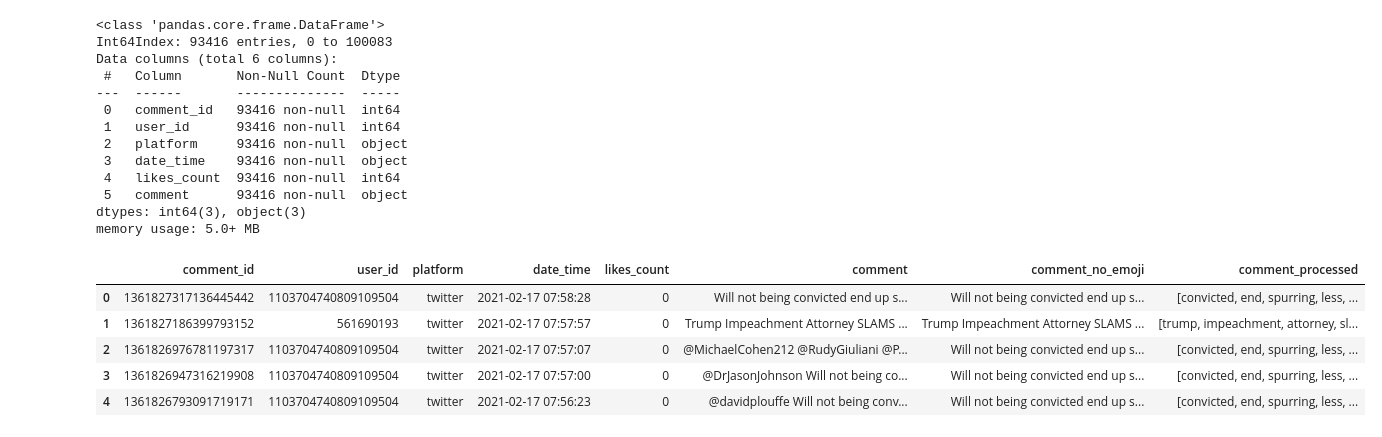
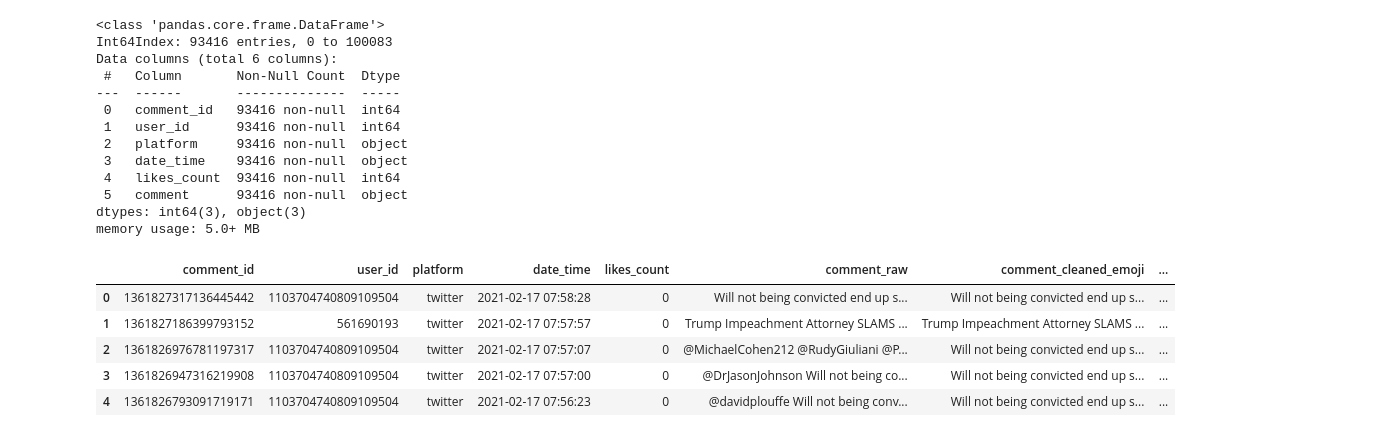
Before and after one commit to joshuawong96/Trump-Impeachment-Analysis, a Jupyter notebook: Twitter/Analysis/twitter_preprocessing_EDA.ipynb, the cells around one changed output. Cells and saved outputs as stored; diff of their text form; code cells hidden in the pictures.

```diff
--- a/Twitter/Analysis/twitter_preprocessing_EDA.ipynb
+++ b/Twitter/Analysis/twitter_preprocessing_EDA.ipynb
@@ -71,47 +74,50 @@ memory usage: 5.0+ MB
 # conduct basic text-preprocessing on 'comment' column
 
 # initialise lists for later
-comment_no_emoji_list = []
+comment_cleaned_emoji_list = []
+comment_cleaned_no_emoji_list = []
 comment_processed_list = []
 
 # prepare stopwords list
 stopwords_list = stopwords.words('english')
-# stopwords_list += ['donald', 'trump', 'impeachment'] #additional stopwords customised based on context
+stopwords_list += ['donald', 'trump', 'impeachment', 'amp', 'live', 'update', 'via'] #additional stopwords customised based on context
 
 # iterate through every comment in the dataframe
-for text in df2['comment']:
+for text in df2['comment_raw']:
     text = re.sub(r"(?:\@|\#|https?\://)\S+", "", text) # remove hashtag mentions and urls
     emoji_pattern = re.compile("["
         u"\U0001F600-\U0001F64F"  # emoticons
         u"\U0001F300-\U0001F5FF"  # symbols & pictographs
         u"\U0001F680-\U0001F6FF"  # transport & map symbols
         u"\U0001F1E0-\U0001F1FF"  # flags (iOS)
         u"\U00002702-\U000027B0"
         u"\U000024C2-\U0001F251"
         "]+", flags=re.UNICODE)
-    text = emoji_pattern.sub(r'', text) # remove emojis
-    text_tokenised = word_tokenize(text) # tokenise words
+    text_no_emoji = emoji_pattern.sub(r'', text) # remove emojis
+    text_tokenised = word_tokenize(text_no_emoji) # tokenise words
     text_lower = [w.lower() for w in text_tokenised] # change to lowercase
     text_words_only = [w for w in text_lower if re.search('^[a-z]+$',w)] # keep only english words
     text_stopremoved = [w for w in text_words_only if w not in stopwords_list] # remove stopwords
 
     # stemmer = PorterStemmer()
     # text_stemmed = [stemmer.stem(w) for w in text_stopremoved]
     # output.append(text_stemmed)
 
     # append necessary items to lists
-    comment_no_emoji_list.append(text)
+    comment_cleaned_emoji_list.append(text)
+    comment_cleaned_no_emoji_list.append(text_no_emoji)
     comment_processed_list.append(text_stopremoved)
 
 # create new columns
-df2['comment_no_emoji'] = comment_no_emoji_list
-df2['comment_processed'] = comment_processed_list
+df2['comment_cleaned_emoji'] = comment_cleaned_emoji_list # to be used to vader
+df2['comment_cleaned_no_emoji'] = comment_cleaned_no_emoji_list # to be used for vader
+df2['comment_processed'] = comment_processed_list # to be used for wordcloud
 df3 = df2
 df3.head()
 # %% [output]
-|  | comment_id | user_id | platform | date_time | likes_count | comment | comment_no_emoji | comment_processed |
-| 0 | 1361827317136445442 | 1103704740809109504 | twitter | 2021-02-17 07:58:28 | 0 | Will not being convicted end up s... | Will not being convicted end up s... | [convicted, end, spurring, less, ... |
-| 1 | 1361827186399793152 | 561690193 | twitter | 2021-02-17 07:57:57 | 0 | Trump Impeachment Attorney SLAMS ... | Trump Impeachment Attorney SLAMS ... | [trump, impeachment, attorney, sl... |
-| 2 | 1361826976781197317 | 1103704740809109504 | twitter | 2021-02-17 07:57:07 | 0 | @MichaelCohen212 @RudyGiuliani @P... | Will not being convicted end up s... | [convicted, end, spurring, less, ... |
-| 3 | 1361826947316219908 | 1103704740809109504 | twitter | 2021-02-17 07:57:00 | 0 | @DrJasonJohnson Will not being co... | Will not being convicted end up s... | [convicted, end, spurring, less, ... |
-| 4 | 1361826793091719171 | 1103704740809109504 | twitter | 2021-02-17 07:56:23 | 0 | @davidplouffe Will not being conv... | Will not being convicted end up s... | [convicted, end, spurring, less, ... |
+|  | comment_id | user_id | platform | date_time | likes_count | comment_raw | comment_cleaned_emoji | ... |
+| 0 | 1361827317136445442 | 1103704740809109504 | twitter | 2021-02-17 07:58:28 | 0 | Will not being convicted end up s... | Will not being convicted end up s... | ... |
+| 1 | 1361827186399793152 | 561690193 | twitter | 2021-02-17 07:57:57 | 0 | Trump Impeachment Attorney SLAMS ... | Trump Impeachment Attorney SLAMS ... | ... |
+| 2 | 1361826976781197317 | 1103704740809109504 | twitter | 2021-02-17 07:57:07 | 0 | @MichaelCohen212 @RudyGiuliani @P... | Will not being convicted end up s... | ... |
+| 3 | 1361826947316219908 | 1103704740809109504 | twitter | 2021-02-17 07:57:00 | 0 | @DrJasonJohnson Will not being co... | Will not being convicted end up s... | ... |
+| 4 | 1361826793091719171 | 1103704740809109504 | twitter | 2021-02-17 07:56:23 | 0 | @davidplouffe Will not being conv... | Will not being convicted end up s... | ... |
```
Also changed, not shown: parts of 15 cells of this notebook, 36 other files.
